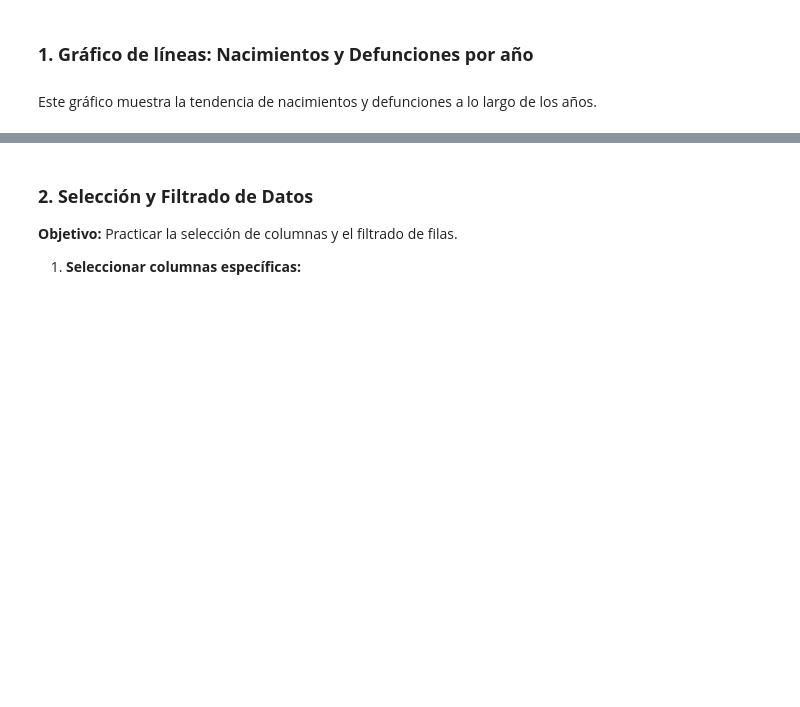
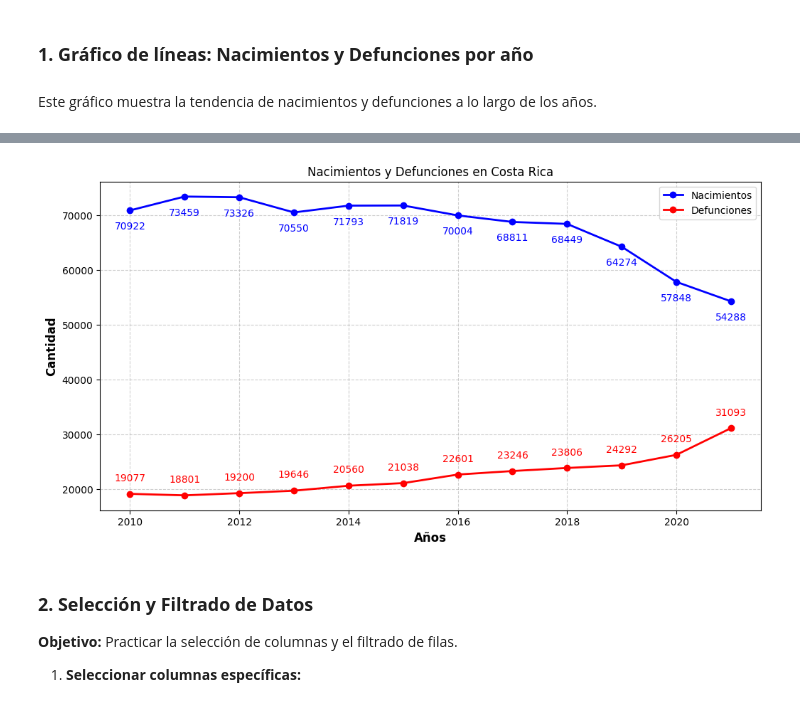
Before and after one commit to esquivelac98/Programacion-Python-Basico-GRUPO-1---6181133432, a Jupyter notebook: Estudiantes/Kevin Esquivel/Prácticas/Practica_9.ipynb, the cells around one changed output, grey strips where cells are left out. Saved outputs shown, nothing was run; the diff lists cells and outputs as text; code cells hidden in the pictures; blank space fills up the shorter version.

```diff
--- a/Estudiantes/Kevin Esquivel/Prácticas/Practica_9.ipynb
+++ b/Estudiantes/Kevin Esquivel/Prácticas/Practica_9.ipynb
@@ -104,3 +106,32 @@ plt.legend()
+# %%
+import matplotlib.pyplot as plt
+
+df_filtrado = df[df['Año'] >= 2010]
+
+plt.figure(figsize=(12,6))
+
+# Graficar líneas con marcadores
+plt.plot(df_filtrado['Año'], df_filtrado['Nacimientos'], color='blue', lw=2, marker='o', label='Nacimientos')
+plt.plot(df_filtrado['Año'], df_filtrado['Defunciones'], color='red', lw=2, marker='o', label='Defunciones')
+
+# Agregar etiquetas en la parte INFERIOR de las líneas
+for x, y in zip(df_filtrado['Año'], df_filtrado['Nacimientos']):
+    plt.text(x, y - 2000, str(y), ha='center', va='top', fontsize=10, color='blue')  # va='top' baja la etiqueta
+
+for x, y in zip(df_filtrado['Año'], df_filtrado['Defunciones']):
+    plt.text(x, y + 2000, str(y), ha='center', va='bottom', fontsize=10, color='red')  # va='bottom' sube la etiqueta
+
+# Personalizar gráfico
+plt.grid(axis='both', linestyle='--', alpha=0.6)
+plt.title('Nacimientos y Defunciones en Costa Rica')
+plt.xlabel("Años", fontsize=12, fontweight="bold")
+plt.ylabel('Cantidad', fontsize=12, fontweight="bold")
+plt.legend()
+
+# Mostrar gráfico
+plt.show()
+# %% [output]
+[figure, added]
 # %% [markdown]
 ### **2\. Selección y Filtrado de Datos**
 
```
Also changed, not shown: parts of 1 cell of this notebook.
